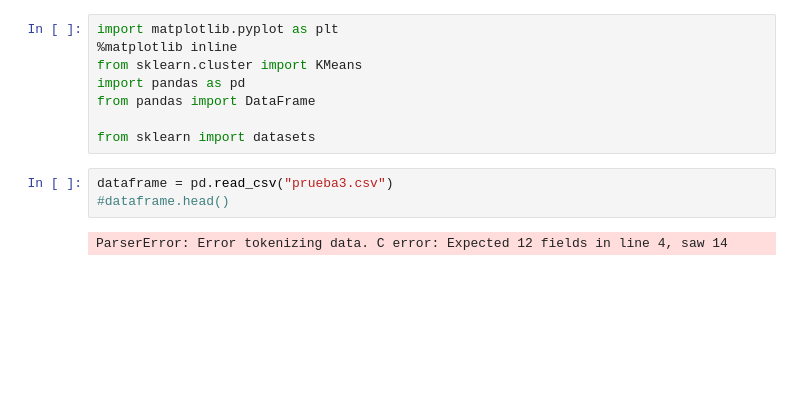
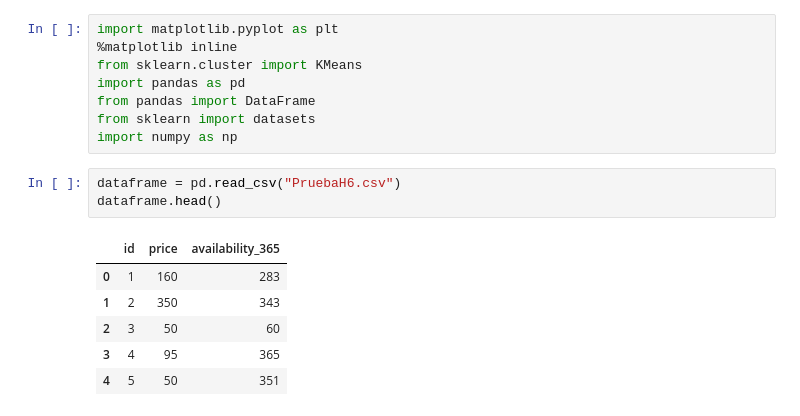
Before and after one commit to jvalen92/Integrador2, a Jupyter notebook: ClusterProductos.ipynb, the cells around one changed output. Saved outputs shown, nothing was run; the diff lists cells and outputs as text; blank space fills up the shorter version.

```diff
--- a/ClusterProductos.ipynb
+++ b/ClusterProductos.ipynb
@@ -4,10 +4,15 @@ import matplotlib.pyplot as plt
 from sklearn.cluster import KMeans
 import pandas as pd
 from pandas import DataFrame
-
 from sklearn import datasets
+import numpy as np
 # %%
-dataframe = pd.read_csv("prueba3.csv")
-#dataframe.head()
+dataframe = pd.read_csv("PruebaH6.csv")
+dataframe.head()
 # %% [output]
-ParserError: Error tokenizing data. C error: Expected 12 fields in line 4, saw 14
+|  | id | price | availability_365 |
+| 0 | 1 | 160 | 283 |
+| 1 | 2 | 350 | 343 |
+| 2 | 3 | 50 | 60 |
+| 3 | 4 | 95 | 365 |
+| 4 | 5 | 50 | 351 |
```
Also changed, not shown: parts of 9 cells of this notebook, 6 other files.
